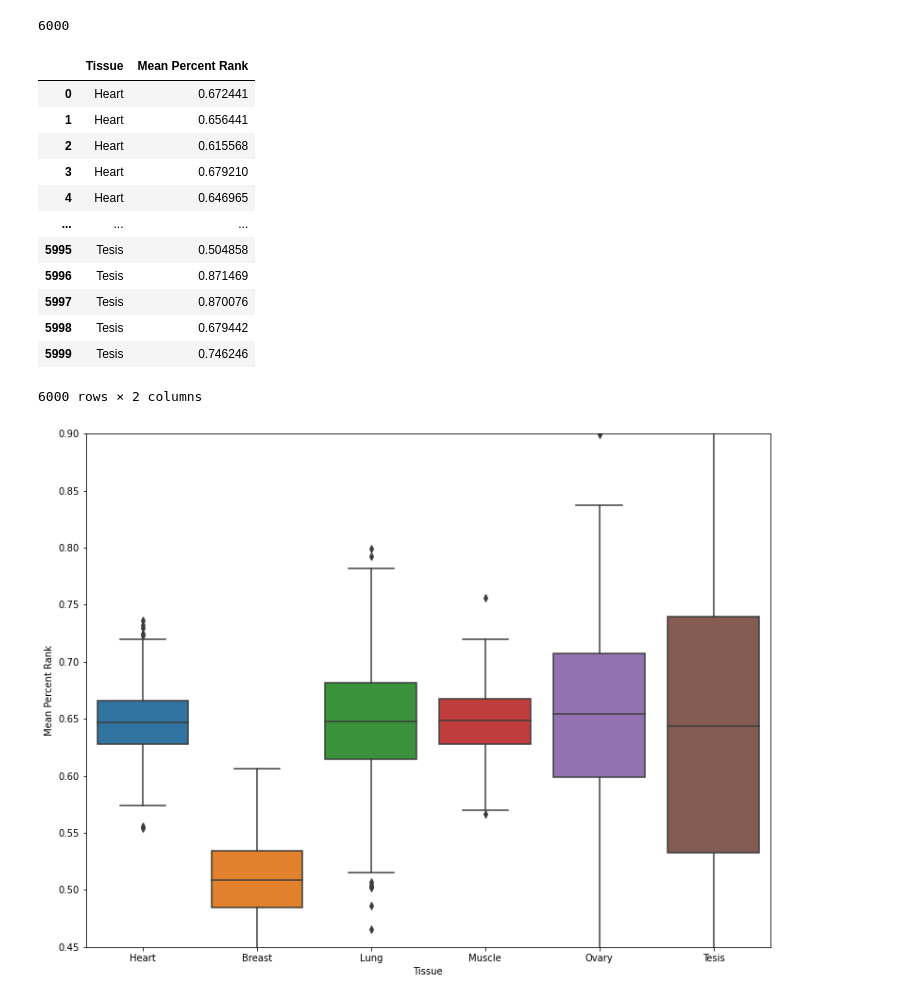
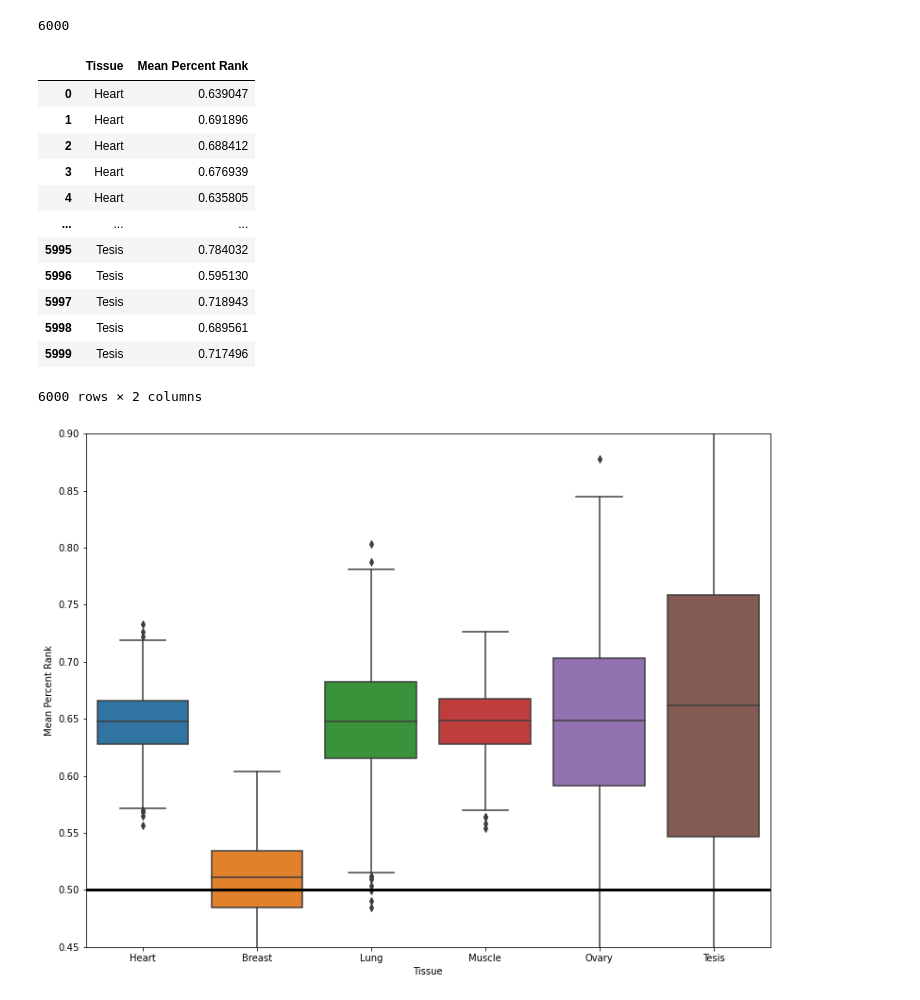
Before and after one commit to valtado1/compbio_sem_project, a Jupyter notebook: results/fig_3_mess_around.ipynb, the cells around one changed output. Drawn from its saved outputs; the diff is of its cells as text; code cells hidden in the pictures.

```diff
--- a/results/fig_3_mess_around.ipynb
+++ b/results/fig_3_mess_around.ipynb
@@ -280,15 +280,15 @@ len(random.sample(my_set, k=round(len(my_set) * 0.8)))
 # %%
 #NO LONGER IN USE
 #maybe nested for loop? or for loop in a while loop?
-iterations = 10
-all_mpr = 0
-for i in range(iterations):
-    #num_genes = 0.8*len(column for tissue im on)
-    #take random 80% of the genes
-    gene_vals = 0
-    #gene_vals += pct rank for each gene (loop might be nice here)
-    mean_pct_rank = gene_vals/num_genes
-    all_mpr += mean_pct_rank
+# iterations = 10
+# all_mpr = 0
+# for i in range(iterations):
+#     #num_genes = 0.8*len(column for tissue im on)
+#     #take random 80% of the genes
+#     gene_vals = 0
+#     #gene_vals += pct rank for each gene (loop might be nice here)
+#     mean_pct_rank = gene_vals/num_genes
+#     all_mpr += mean_pct_rank
 
 #print(all_mpr) #this is list of mean percent rank for each iteration, this would be my range that hopefully
 #is in the same range as the original paper. in formal report, mention that this seems like cheating?
@@ -417,21 +415,25 @@ all_tissues_mpr_df = pd.DataFrame(data=d)
 all_tissues_mpr_df
 # %% [output]
 |  | Tissue | Mean Percent Rank |
-| 0 | Heart | 0.672441 |
-| 1 | Heart | 0.656441 |
-| 2 | Heart | 0.615568 |
-| 3 | Heart | 0.679210 |
-| 4 | Heart | 0.646965 |
+| 0 | Heart | 0.639047 |
+| 1 | Heart | 0.691896 |
+| 2 | Heart | 0.688412 |
+| 3 | Heart | 0.676939 |
+| 4 | Heart | 0.635805 |
 | ... | ... | ... |
-| 5995 | Tesis | 0.504858 |
-| 5996 | Tesis | 0.871469 |
-| 5997 | Tesis | 0.870076 |
-| 5998 | Tesis | 0.679442 |
-| 5999 | Tesis | 0.746246 |
+| 5995 | Tesis | 0.784032 |
+| 5996 | Tesis | 0.595130 |
+| 5997 | Tesis | 0.718943 |
+| 5998 | Tesis | 0.689561 |
+| 5999 | Tesis | 0.717496 |
 6000 rows × 2 columns
 # %%
 plt.figure(figsize=(13,10));
 sns.boxplot( x=all_tissues_mpr_df["Tissue"], y=all_tissues_mpr_df["Mean Percent Rank"] )
+x = [-2, 7]
+y = [0.5, 0.5]
+plt.plot(x, y, c="black", linewidth=3)
+plt.xlim(-0.5, 5.5)
 plt.ylim(0.45, 0.9);
 # %% [output]
-[figure, old version]
+[figure, new version]
```
Also changed, not shown: parts of 3 cells of this notebook, 1 other file.
